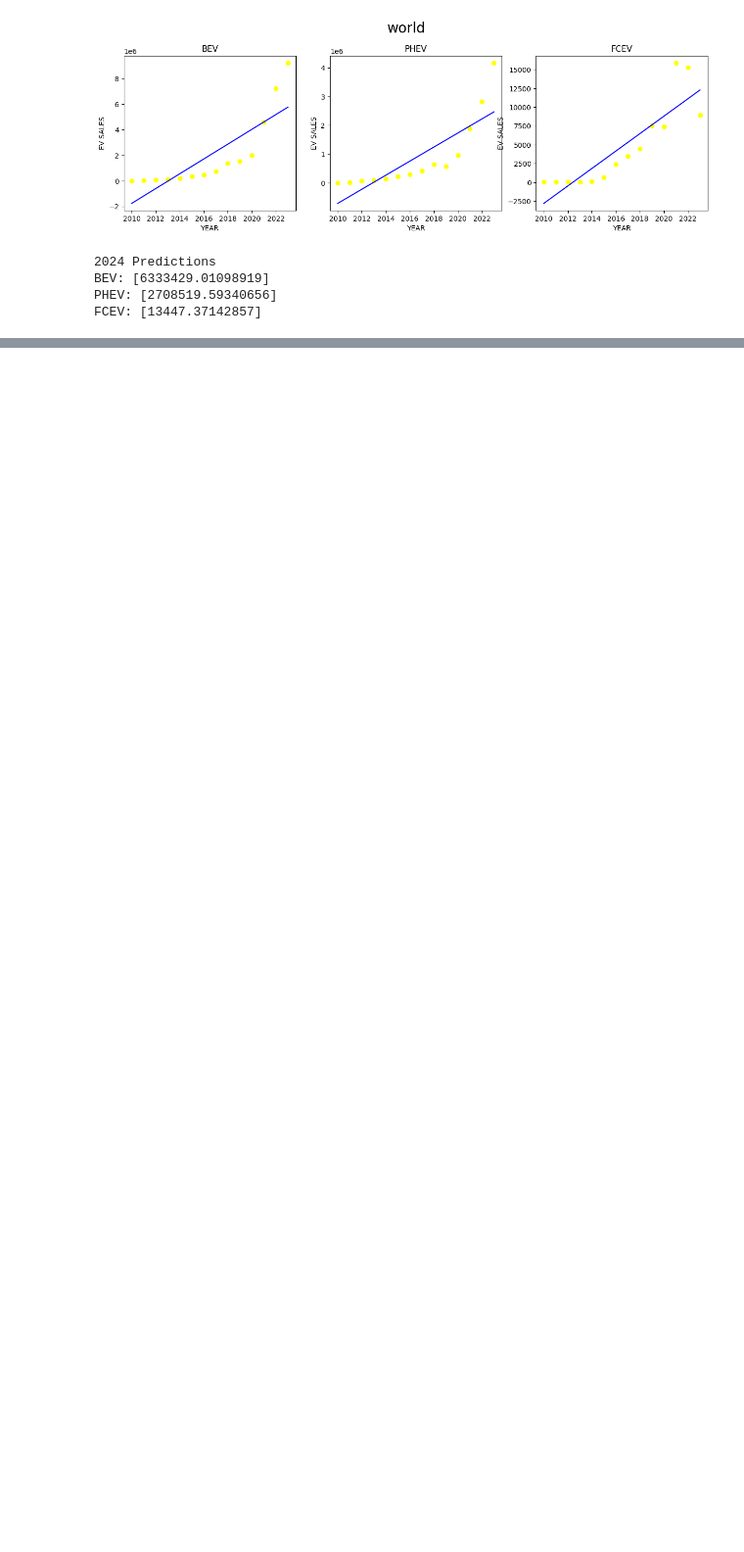
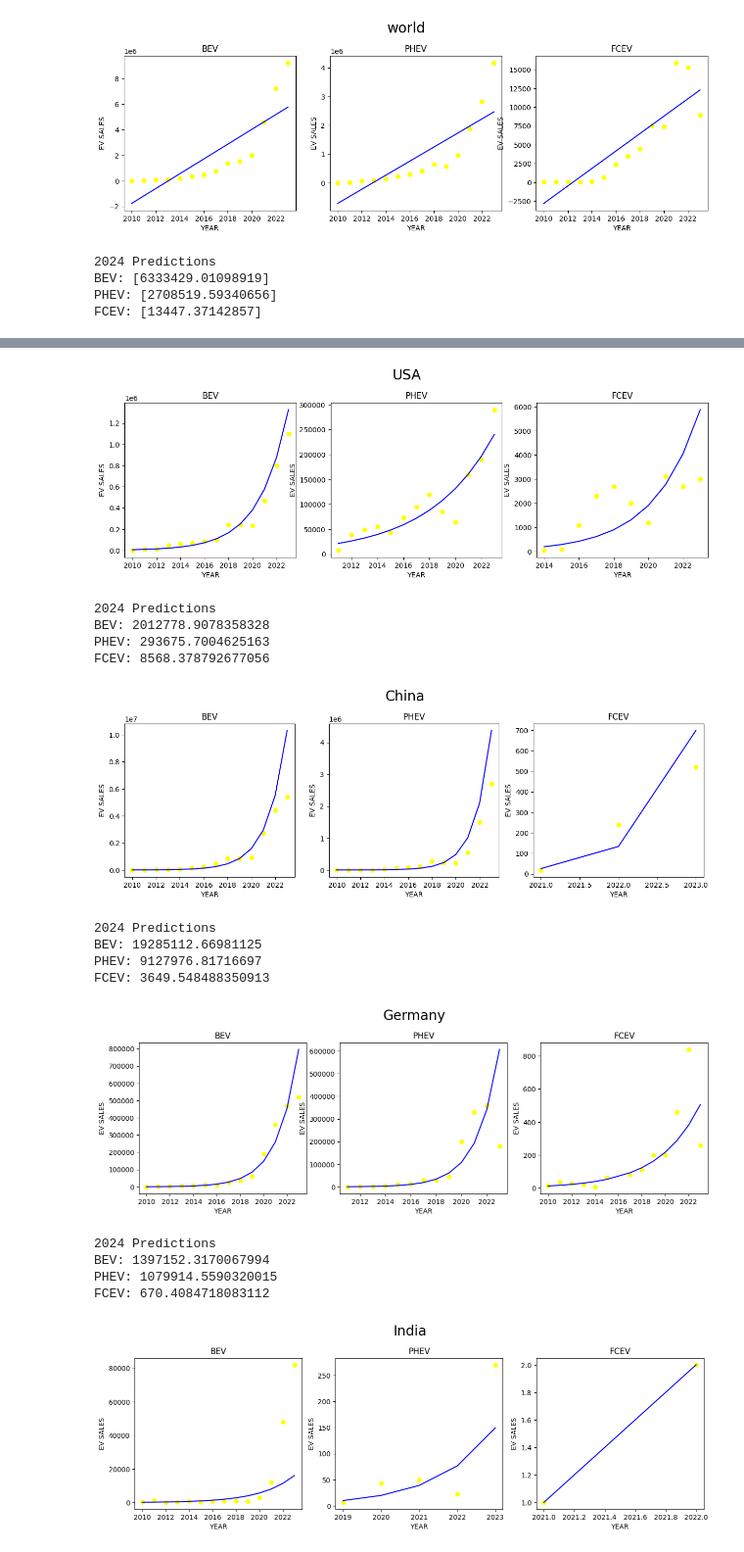
Before and after one commit to dhanyades/320-Final-Project, a Jupyter notebook: finalProject_checkpoint2.ipynb, the cells around one changed output, grey strips where cells are left out. Shown at 98% size. Saved outputs shown, nothing was run; the diff lists cells and outputs as text; code cells hidden in the pictures; blank space fills up the shorter version.

```diff
--- a/finalProject_checkpoint2.ipynb
+++ b/finalProject_checkpoint2.ipynb
@@ -544,0 +673,60 @@ FCEV: [13447.37142857]
+# %%
+import numpy as np
+import matplotlib.pyplot as plt
+from sklearn.linear_model import LinearRegression
+import pandas as pd
+
+top10_gdp = [
+    'USA', 'China', 'Germany', 'India', 'Japan',
+    'United Kingdom', 'France', 'Italy', 'Canada', 'Brazil'
+]
+
+power_trains = ['BEV', 'PHEV', 'FCEV']
+
+for country in top10_gdp:
+    fig, axes = plt.subplots(1, 3, figsize=(15, 4))
+    fig.suptitle(country, fontsize=20, y=1.05)
+    predictions_2024 = []
+    for i in range(len(power_trains)):
+        power = power_trains[i]
+        df = sales_df[(sales_df['region'] == country) & (sales_df['powertrain'] == power)]
+        if len(df) == 0:
+            continue
+        x = df[['year']]
+        y = df['value'].values
+        log_y = np.log(y)
+        model = LinearRegression()
+        model.fit(x, log_y)
+        log_predictions = model.predict(x)
+        predictions = np.exp(log_predictions)  # Back-transform to original scale
+        new_data = pd.DataFrame({'year': [2024]})
+        log_pred_2024 = model.predict(new_data)
+        pred_2024 = np.exp(log_pred_2024)[0]
+        predictions_2024.append(pred_2024)
+
+        axes[i].scatter(x, y, color='yellow')
+        axes[i].plot(x['year'], predictions, color='blue')
+        axes[i].set_title(power)
+        axes[i].set_xlabel('YEAR')
+        axes[i].set_ylabel('EV SALES')
+    plt.show()
+    print("2024 Predictions")
+    for i in range(3):
+        print(power_trains[i] + ": " + str(predictions_2024[i]))
+# %% [output]
+[figure, added]
+2024 Predictions
+BEV: 2012778.9078358328
+PHEV: 293675.7004625163
+FCEV: 8568.378792677056
+[figure, added]
+2024 Predictions
+BEV: 19285112.66981125
+PHEV: 9127976.81716697
+FCEV: 3649.548488350913
+[figure, added]
+2024 Predictions
+BEV: 1397152.3170067994
+PHEV: 1079914.5590320015
+FCEV: 670.4084718083112
+[figure, added]
```
Also changed, not shown: parts of 12 cells of this notebook.
